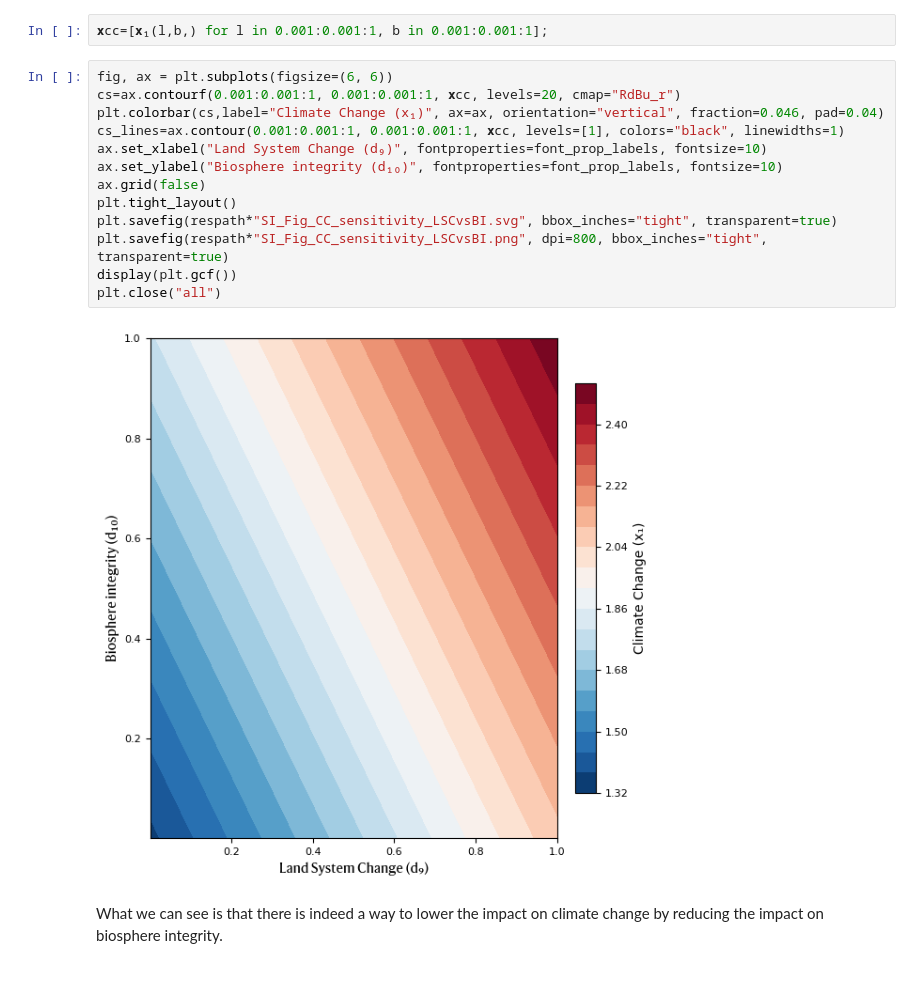
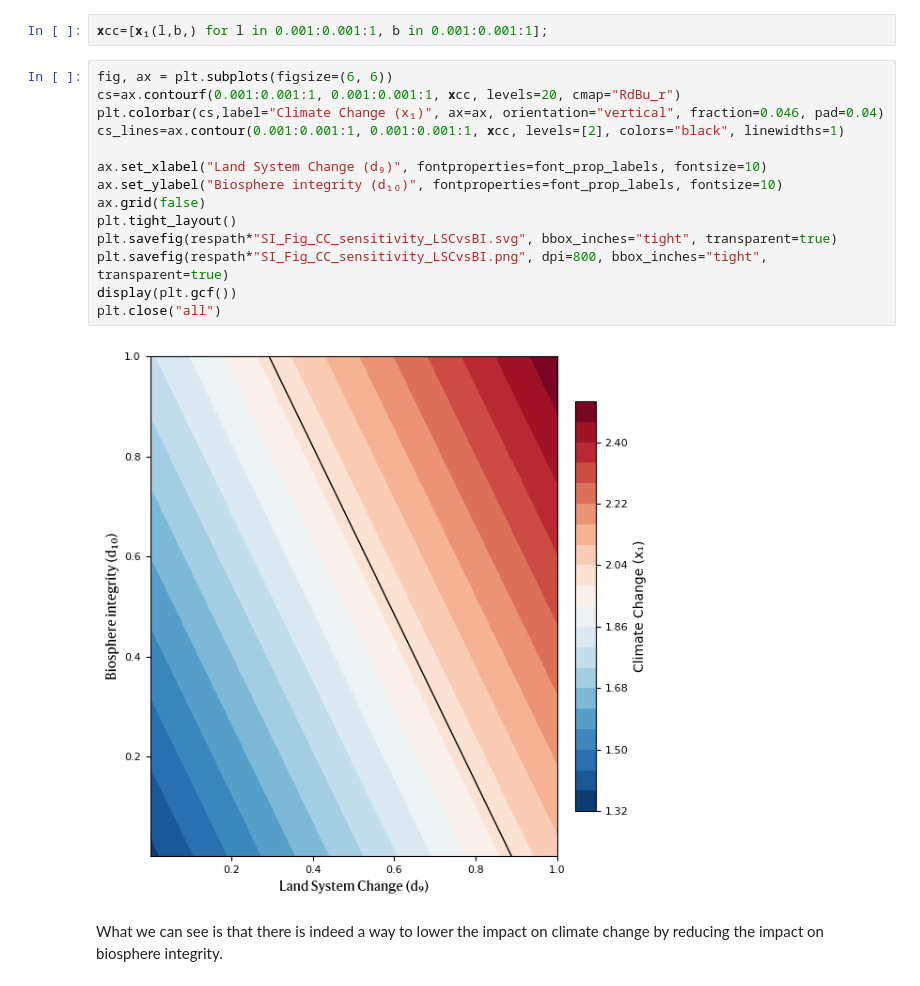
Before and after one commit to Michael-ljn/pathways-H2-prod-within-PBs, a Jupyter notebook: code/1_00_total_impact.ipynb, the cells around one changed output. Saved outputs shown, nothing was run; the diff lists cells and outputs as text.

```diff
--- a/code/1_00_total_impact.ipynb
+++ b/code/1_00_total_impact.ipynb
@@ -317,18 +317,19 @@ Once the function is defined, we can simply broadcast it to see the influence. T
 # %%
 fig, ax = plt.subplots(figsize=(6, 6))
 cs=ax.contourf(0.001:0.001:1, 0.001:0.001:1, 𝐱cc, levels=20, cmap="RdBu_r")
 plt.colorbar(cs,label="Climate Change (x₁)", ax=ax, orientation="vertical", fraction=0.046, pad=0.04)
-cs_lines=ax.contour(0.001:0.001:1, 0.001:0.001:1, 𝐱cc, levels=[1], colors="black", linewidths=1)
+cs_lines=ax.contour(0.001:0.001:1, 0.001:0.001:1, 𝐱cc, levels=[2], colors="black", linewidths=1)
+
 ax.set_xlabel("Land System Change (d₉)", fontproperties=font_prop_labels, fontsize=10)
 ax.set_ylabel("Biosphere integrity (d₁₀)", fontproperties=font_prop_labels, fontsize=10)
 ax.grid(false)
 plt.tight_layout()
 plt.savefig(respath*"SI_Fig_CC_sensitivity_LSCvsBI.svg", bbox_inches="tight", transparent=true)
 plt.savefig(respath*"SI_Fig_CC_sensitivity_LSCvsBI.png", dpi=800, bbox_inches="tight", transparent=true)
 display(plt.gcf())
 plt.close("all")
 # %% [output]
-[figure, old version]
+[figure, new version]
 # %% [markdown]
 What we can see is that there is indeed a way to lower the impact on climate change by reducing the impact on biosphere integrity.
 # %% [markdown]
```
Also changed, not shown: 14 other files.
